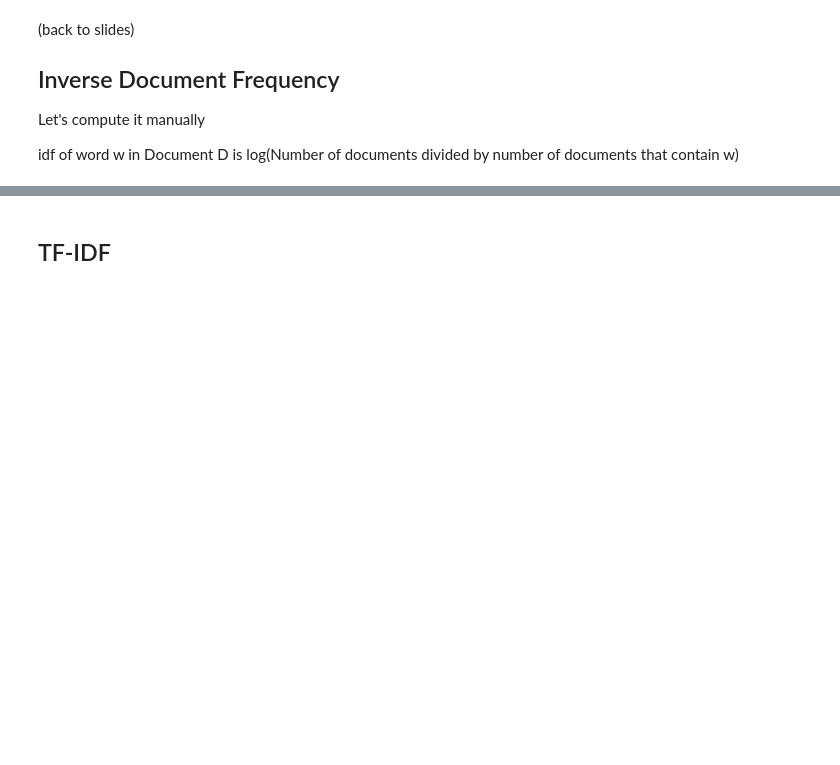
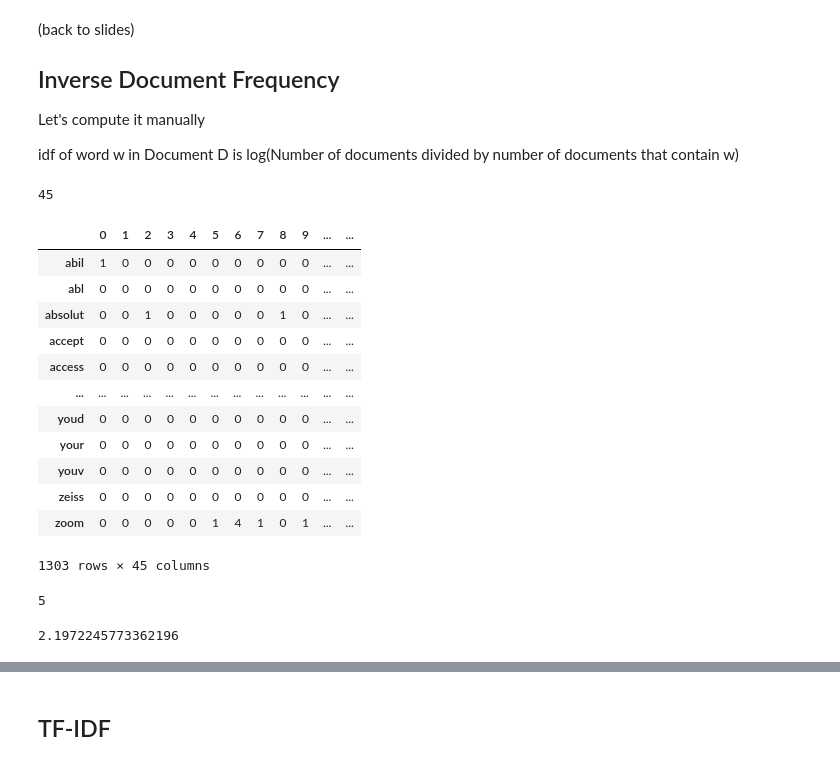
Before and after one commit to BC-COMS-2710/summer21-material, a Jupyter notebook: demo/Demo06.ipynb, the cells around one changed output, grey strips where cells are left out. Drawn from its saved outputs; the diff is of its cells as text; code cells hidden in the pictures; blank space fills up the shorter version.

```diff
--- a/demo/Demo06.ipynb
+++ b/demo/Demo06.ipynb
@@ -96,8 +354,9 @@ pd.DataFrame(matrix.toarray().T, index= count_vectorizer.get_feature_names())
 Let's put this into a function
 # %%
 def make_matrix(corpus):
-    count_vectorizer = CountVectorizer()
-    matrix = count_vectorizer.fit_transform(corpus)
-    return pd.DataFrame(matrix.toarray().T, index= count_vectorizer.get_feature_names())
+    count_vectorizer = CountVectorizer() # Creates a new instance of a count vectorizer
+    matrix = count_vectorizer.fit_transform(corpus) # convert the corpus into a document-term matrix
+    word_types = count_vectorizer.get_feature_names()
+    return pd.DataFrame(matrix.toarray().T, index= word_types)
 
 make_matrix(texts)
@@ -264,3 +811,32 @@ freq_df.apply(lambda x: (x.idxmax(), x.max()), axis=0).rename({0:"word", 1:"freq
 Let's compute it manually
 
 idf of word w in Document D is log(Number of documents divided by number of documents that contain w)
+# %%
+num_doc = curr_matrix_df.shape[1]
+num_doc
+# %% [output]
+45
+# %%
+curr_matrix_df
+# %% [output]
+|  | 0 | 1 | 2 | 3 | 4 | 5 | 6 | 7 | 8 | 9 | ... | ... |
+| abil | 1 | 0 | 0 | 0 | 0 | 0 | 0 | 0 | 0 | 0 | ... | ... |
+| abl | 0 | 0 | 0 | 0 | 0 | 0 | 0 | 0 | 0 | 0 | ... | ... |
+| absolut | 0 | 0 | 1 | 0 | 0 | 0 | 0 | 0 | 1 | 0 | ... | ... |
+| accept | 0 | 0 | 0 | 0 | 0 | 0 | 0 | 0 | 0 | 0 | ... | ... |
+| access | 0 | 0 | 0 | 0 | 0 | 0 | 0 | 0 | 0 | 0 | ... | ... |
+| ... | ... | ... | ... | ... | ... | ... | ... | ... | ... | ... | ... | ... |
+| youd | 0 | 0 | 0 | 0 | 0 | 0 | 0 | 0 | 0 | 0 | ... | ... |
+| your | 0 | 0 | 0 | 0 | 0 | 0 | 0 | 0 | 0 | 0 | ... | ... |
+| youv | 0 | 0 | 0 | 0 | 0 | 0 | 0 | 0 | 0 | 0 | ... | ... |
+| zeiss | 0 | 0 | 0 | 0 | 0 | 0 | 0 | 0 | 0 | 0 | ... | ... |
+| zoom | 0 | 0 | 0 | 0 | 0 | 1 | 4 | 1 | 0 | 1 | ... | ... |
+1303 rows × 45 columns
+# %%
+np.count_nonzero(curr_matrix_df.loc['abil'])
+# %% [output]
+5
+# %%
+np.log(num_doc / np.count_nonzero(curr_matrix_df.loc['abil']))
+# %% [output]
+2.1972245773362196
```
Also changed, not shown: parts of 61 cells of this notebook.
